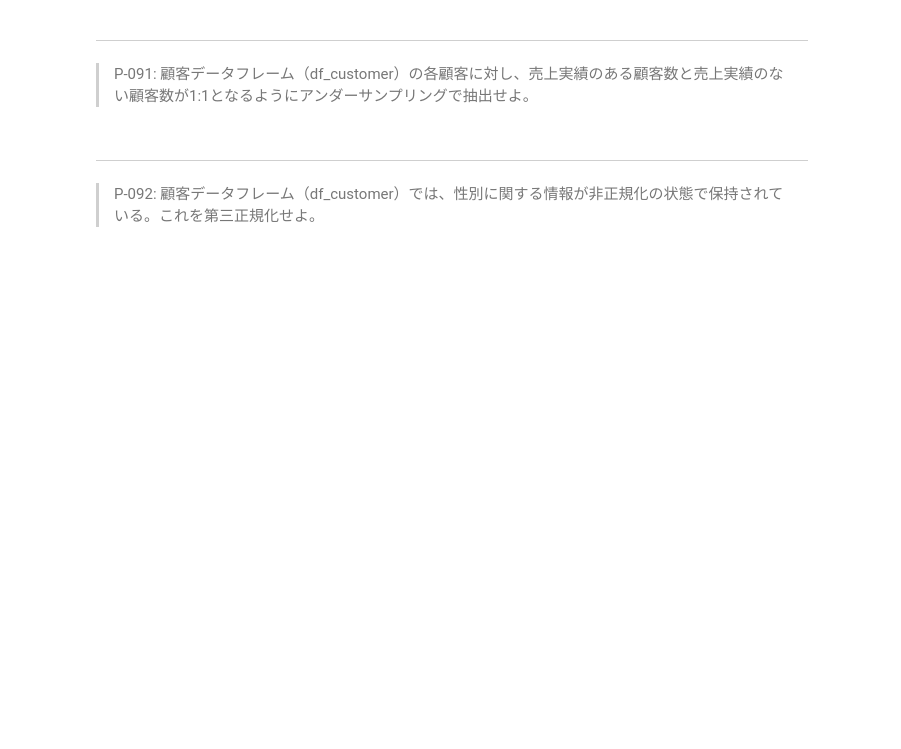
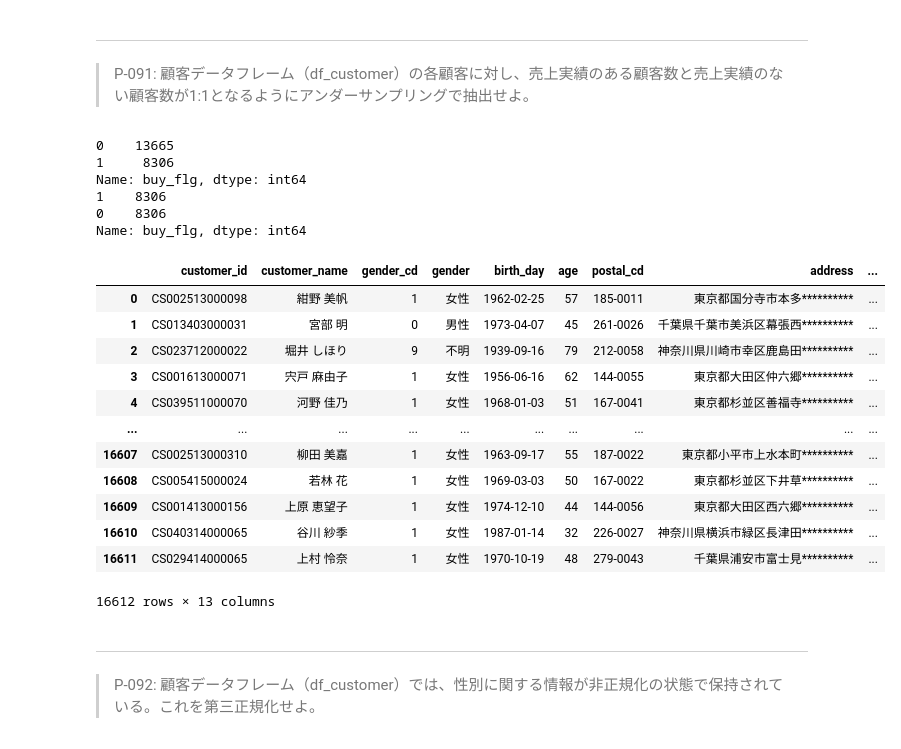
Before and after one commit to twobooks/100knocks-preprocess-training, a Jupyter notebook: docker/work/preprocess_knock_Python.ipynb, the cells around one changed output. Saved outputs shown, nothing was run; the diff lists cells and outputs as text; code cells hidden in the pictures; blank space fills up the shorter version.

```diff
--- a/docker/work/preprocess_knock_Python.ipynb
+++ b/docker/work/preprocess_knock_Python.ipynb
@@ -2042,6 +2074,39 @@ del df_customer_n
 # %% [markdown]
 ---
 > P-091: 顧客データフレーム（df_customer）の各顧客に対し、売上実績のある顧客数と売上実績のない顧客数が1:1となるようにアンダーサンプリングで抽出せよ。
+# %%
+tmp1 = df_receipt.groupby("customer_id").agg({"amount":"sum"}).reset_index()
+tmp = pd.merge(df_customer,tmp1,how="left",on="customer_id")
+# tmp["buy_flg"] = tmp["amount"].apply(lambda x: 0 if np.isnan(x) else 1)
+tmp["buy_flg"] = np.where(tmp["amount"].isnull(),0,1)
+print(tmp["buy_flg"].value_counts())
+
+rs = RandomUnderSampler(random_state=71)
+df_sample,df_some = rs.fit_sample(tmp,tmp.buy_flg)
+print(df_sample["buy_flg"].value_counts())
+
+df_sample
+# df_some
+# %% [output]
+0    13665
+1     8306
+Name: buy_flg, dtype: int64
+1    8306
+0    8306
+Name: buy_flg, dtype: int64
+|  | customer_id | customer_name | gender_cd | gender | birth_day | age | postal_cd | address | ... |
+| 0 | CS002513000098 | 紺野 美帆 | 1 | 女性 | 1962-02-25 | 57 | 185-0011 | 東京都国分寺市本多********** | ... |
+| 1 | CS013403000031 | 宮部 明 | 0 | 男性 | 1973-04-07 | 45 | 261-0026 | 千葉県千葉市美浜区幕張西********** | ... |
+| 2 | CS023712000022 | 堀井 しほり | 9 | 不明 | 1939-09-16 | 79 | 212-0058 | 神奈川県川崎市幸区鹿島田********** | ... |
+| 3 | CS001613000071 | 宍戸 麻由子 | 1 | 女性 | 1956-06-16 | 62 | 144-0055 | 東京都大田区仲六郷********** | ... |
+| 4 | CS039511000070 | 河野 佳乃 | 1 | 女性 | 1968-01-03 | 51 | 167-0041 | 東京都杉並区善福寺********** | ... |
+| ... | ... | ... | ... | ... | ... | ... | ... | ... | ... |
+| 16607 | CS002513000310 | 柳田 美嘉 | 1 | 女性 | 1963-09-17 | 55 | 187-0022 | 東京都小平市上水本町********** | ... |
+| 16608 | CS005415000024 | 若林 花 | 1 | 女性 | 1969-03-03 | 50 | 167-0022 | 東京都杉並区下井草********** | ... |
+| 16609 | CS001413000156 | 上原 恵望子 | 1 | 女性 | 1974-12-10 | 44 | 144-0056 | 東京都大田区西六郷********** | ... |
+| 16610 | CS040314000065 | 谷川 紗季 | 1 | 女性 | 1987-01-14 | 32 | 226-0027 | 神奈川県横浜市緑区長津田********** | ... |
+| 16611 | CS029414000065 | 上村 怜奈 | 1 | 女性 | 1970-10-19 | 48 | 279-0043 | 千葉県浦安市富士見********** | ... |
+16612 rows × 13 columns
 # %% [markdown]
 ---
 > P-092: 顧客データフレーム（df_customer）では、性別に関する情報が非正規化の状態で保持されている。これを第三正規化せよ。
```
Also changed, not shown: parts of 11 cells of this notebook, 6 other files.
